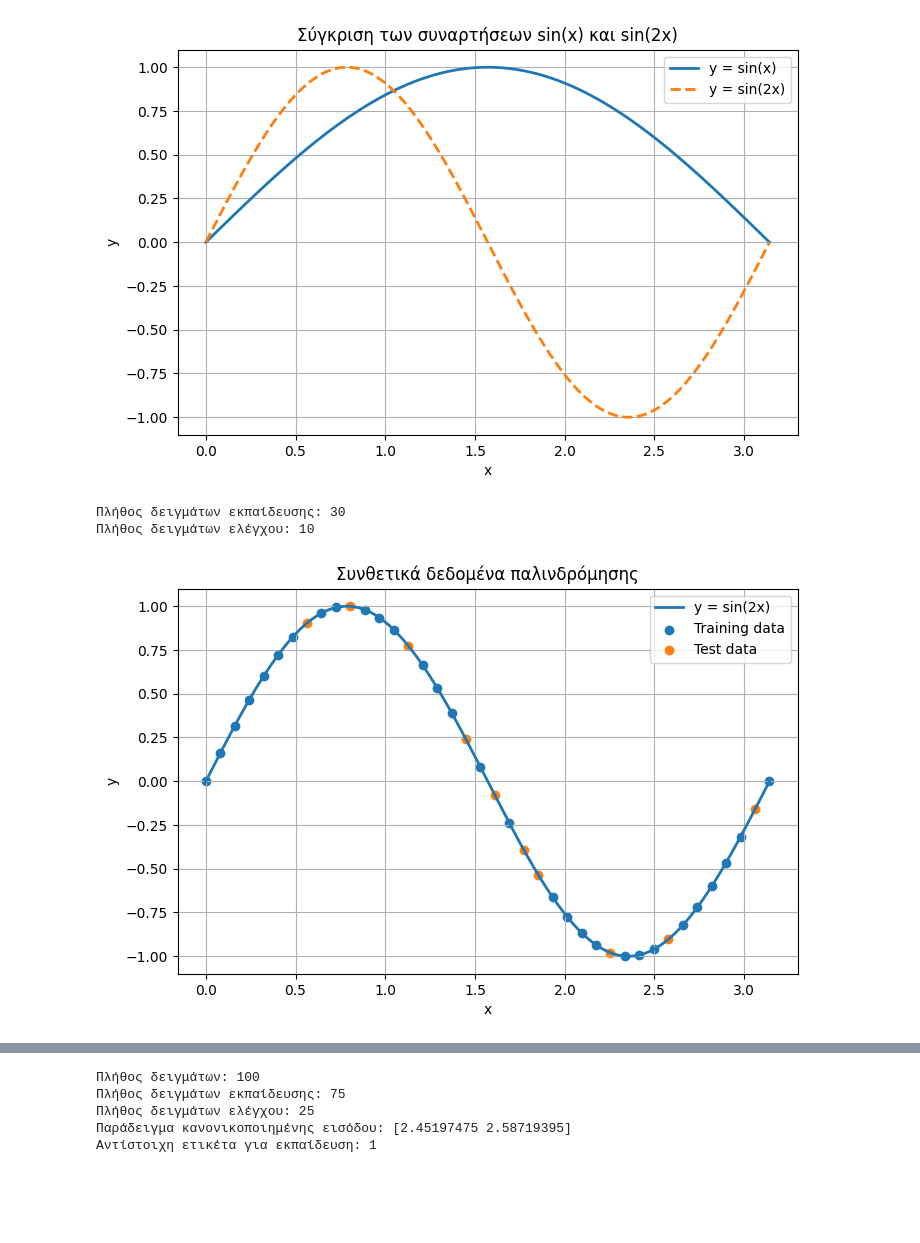
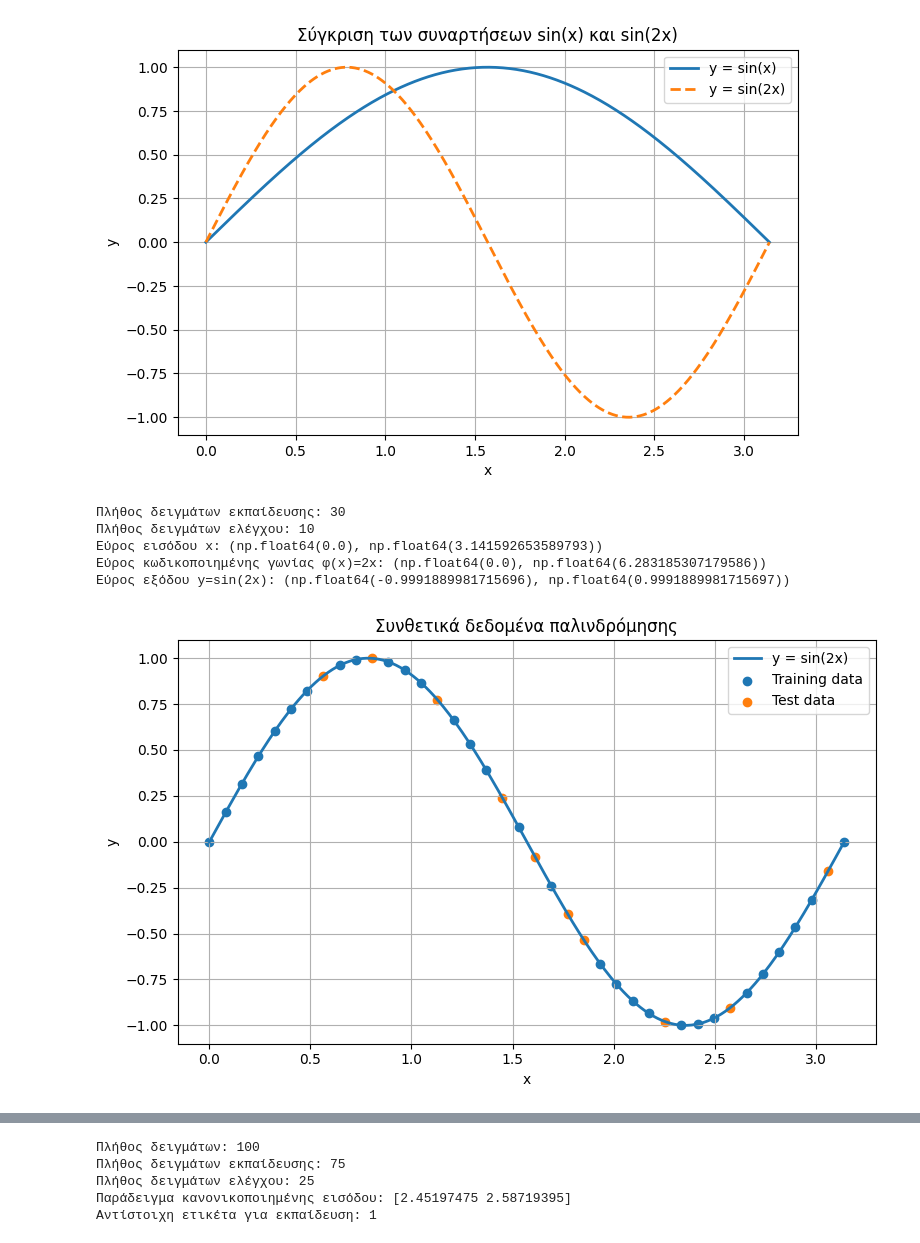
Before and after one commit to stefanos96/QML-Thesis, a Jupyter notebook: QML_thesis_code.ipynb, the cells around one changed output, grey strips where cells are left out. Drawn from its saved outputs; the diff is of its cells as text; code cells hidden in the pictures; blank space fills up the shorter version.

```diff
--- a/QML_thesis_code.ipynb
+++ b/QML_thesis_code.ipynb
@@ -1855,7 +2088,7 @@ plt.show()
 # %% [output]
 [figure]
 # %%
-#ΚΩΔΙΚΑΣ 5.4.2.1 ΠΡΟΕΠΕΞΕΡΓΑΣΙΑ ΚΑΙ ΚΩΔΙΚΟΠΟΙΗΣΗ
+# ΚΩΔΙΚΑΣ 5.4.2.1 ΠΡΟΕΠΕΞΕΡΓΑΣΙΑ ΚΑΙ ΚΩΔΙΚΟΠΟΙΗΣΗ
 import numpy as np
 import matplotlib.pyplot as plt
 
@@ -1872,50 +2105,65 @@ x_data = np.linspace(0, np.pi, N)
 # Συνάρτηση στόχος
 y_data = np.sin(2 * x_data)
 
+# Feature map / γωνιακή κωδικοποίηση
+# Η είσοδος x μετατρέπεται στη γωνία φ(x)=2x
+# και στη συνέχεια χρησιμοποιείται στην πύλη Ry(2x)
+x_encoded = 2 * x_data
+
 # Τυχαία αναδιάταξη των δειγμάτων
 indices = np.arange(N)
 np.random.shuffle(indices)
 
 # Διαχωρισμός σε train και test set
 train_size = int(0.75 * N)
-
 train_indices = indices[:train_size]
 test_indices = indices[train_size:]
 
+# Σύνολο εκπαίδευσης
 x_train = x_data[train_indices]
+x_train_encoded = x_encoded[train_indices]
 y_train = y_data[train_indices]
 
+# Σύνολο ελέγχου
 x_test = x_data[test_indices]
+x_test_encoded = x_encoded[test_indices]
 y_test = y_data[test_indices]
 
 print("Πλήθος δειγμάτων εκπαίδευσης:", len(x_train))
 print("Πλήθος δειγμάτων ελέγχου:", len(x_test))
+print("Εύρος εισόδου x:", (x_data.min(), x_data.max()))
+print("Εύρος κωδικοποιημένης γωνίας φ(x)=2x:", (x_encoded.min(), x_encoded.max()))
+print("Εύρος εξόδου y=sin(2x):", (y_data.min(), y_data.max()))
 # %% [output]
 Πλήθος δειγμάτων εκπαίδευσης: 30
 Πλήθος δειγμάτων ελέγχου: 10
+Εύρος εισόδου x: (np.float64(0.0), np.float64(3.141592653589793))
+Εύρος κωδικοποιημένης γωνίας φ(x)=2x: (np.float64(0.0), np.float64(6.283185307179586))
+Εύρος εξόδου y=sin(2x): (np.float64(-0.9991889981715696), np.float64(0.9991889981715697))
 # %%
-#ΚΩΔΙΚΑΣ 5.4.2.2 ΑΠΕΙΚΟΝΙΣΗ
-# Ταξινόμηση για ομαλή γραφική απεικόνιση της πραγματικής συνάρτησης
+# ΚΩΔΙΚΑΣ 5.4.2.2 ΑΠΕΙΚΟΝΙΣΗ
+# Δημιουργία πυκνού συνόλου σημείων για ομαλή γραφική απεικόνιση
 x_plot = np.linspace(0, np.pi, 300)
 y_plot = np.sin(2 * x_plot)
 
 plt.figure(figsize=(8, 5))
 
 # Πραγματική συνάρτηση
 plt.plot(x_plot, y_plot, label="y = sin(2x)", linewidth=2)
 
 # Δεδομένα εκπαίδευσης
 plt.scatter(x_train, y_train, label="Training data")
 
 # Δεδομένα ελέγχου
 plt.scatter(x_test, y_test, label="Test data")
 
 plt.xlabel("x")
 plt.ylabel("y")
 plt.title("Συνθετικά δεδομένα παλινδρόμησης")
 plt.legend()
 plt.grid(True)
+plt.tight_layout()
 plt.show()
 # %% [output]
-[figure, old version]
+[figure, new version]
 # %%
```
Also changed, not shown: parts of 33 cells of this notebook.
